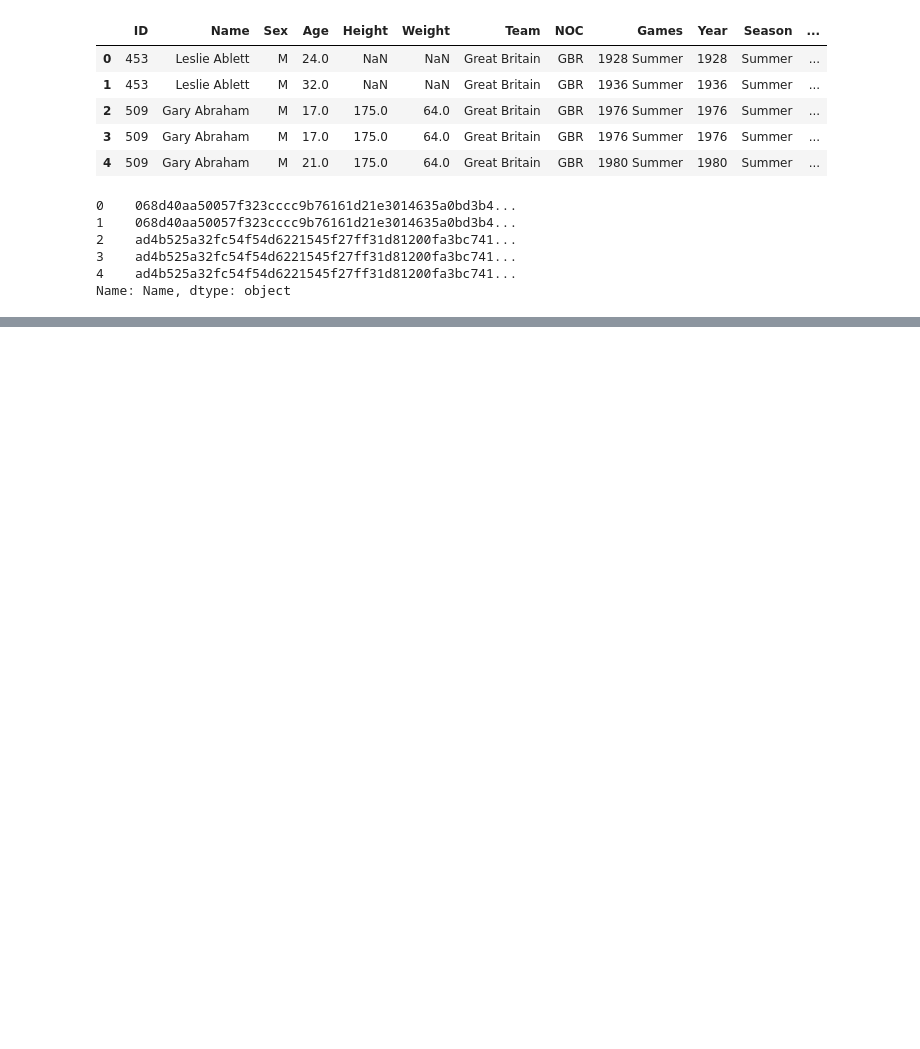
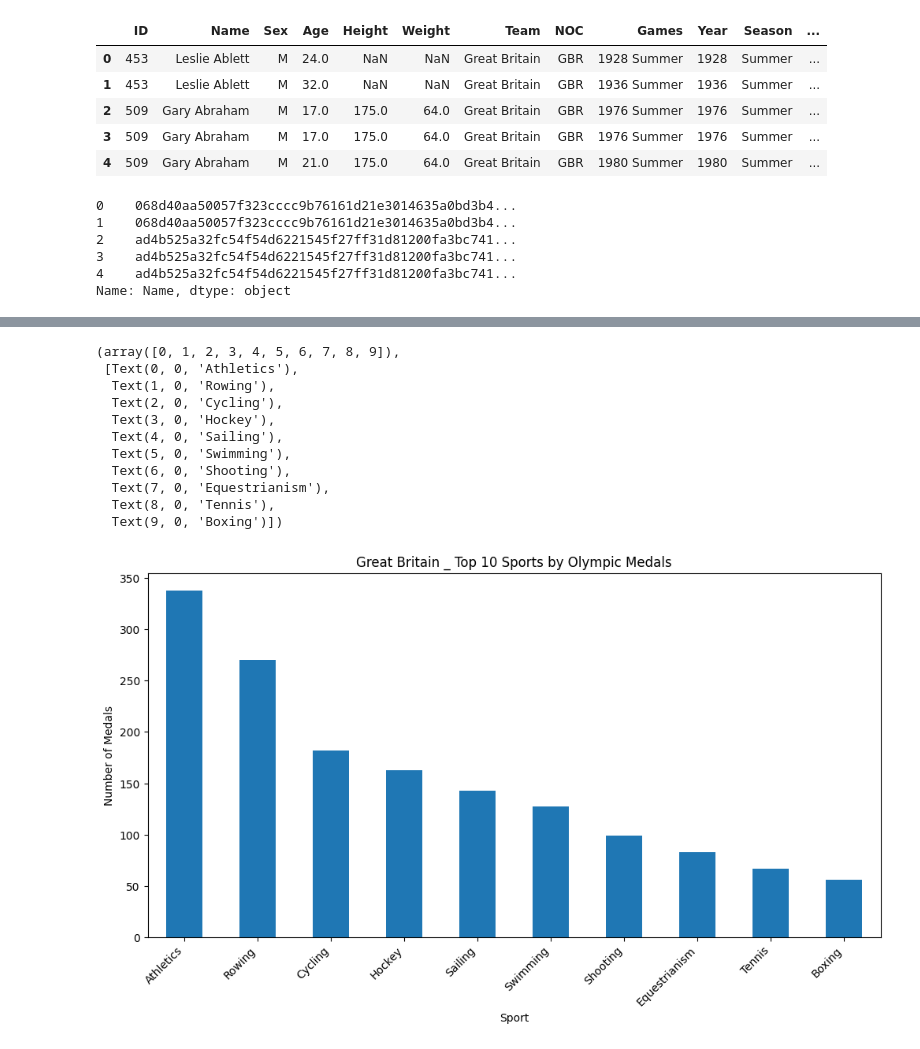
Before and after one commit to nouralahmad89-crypto/OS-projekt-Storbrittanien, a Jupyter notebook: notebooks/data_analysis.ipynb, the cells around one changed output, grey strips where cells are left out. Saved outputs shown, nothing was run; the diff lists cells and outputs as text; code cells hidden in the pictures; blank space fills up the shorter version.

Commit message:
Great Britain _ Top 10 Sports by Olympic Medals

```diff
--- a/notebooks/data_analysis.ipynb
+++ b/notebooks/data_analysis.ipynb
@@ -361,0 +368,6 @@ gbr.head()
+# %%
+gbr_medals= gbr.dropna(subset='Medal') # Keep only rows where Medal is not NaN
+# Group by Sport and count number of medals
+medals_per_sport = gbr_medals.groupby('Sport')['Medal'].count().sort_values(ascending=False)
+print(f" Number of sports that they got Medal in : {medals_per_sport.size}") # count sports
+print(f" Sports  and thier number of medal :\n {medals_per_sport} ") # show Sports
@@ -361,0 +392,20 @@ gbr.head()
+# %%
+plt.figure(figsize=(12,6))
+medals_per_sport.head(10).plot(kind='bar')  # Top 10 sports
+plt.title("Great Britain _ Top 10 Sports by Olympic Medals")
+plt.xlabel("Sport")
+plt.ylabel("Number of Medals")
+plt.xticks(rotation=45, ha='right')
+# %% [output]
+(array([0, 1, 2, 3, 4, 5, 6, 7, 8, 9]),
+ [Text(0, 0, 'Athletics'),
+  Text(1, 0, 'Rowing'),
+  Text(2, 0, 'Cycling'),
+  Text(3, 0, 'Hockey'),
+  Text(4, 0, 'Sailing'),
+  Text(5, 0, 'Swimming'),
+  Text(6, 0, 'Shooting'),
+  Text(7, 0, 'Equestrianism'),
+  Text(8, 0, 'Tennis'),
+  Text(9, 0, 'Boxing')])
+[figure, added]
```
Also changed, not shown: parts of 6 cells of this notebook.
